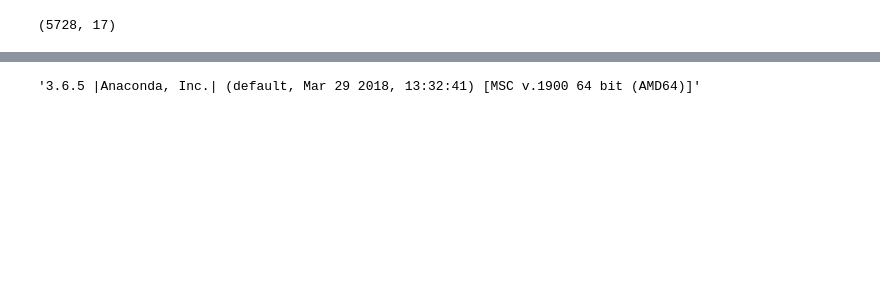
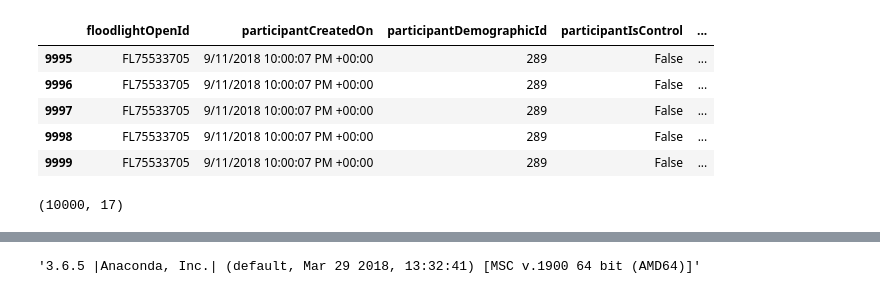
Before and after one commit to kohleman/genentech_floodlight, a Jupyter notebook: genentech_floodlight.ipynb, the cells around one changed output, grey strips where cells are left out. Cells and saved outputs as stored; diff of their text form; code cells hidden in the pictures; blank space fills up the shorter version.

```diff
--- a/genentech_floodlight.ipynb
+++ b/genentech_floodlight.ipynb
@@ -28,5 +41,17 @@ raw_df.head()
-# %%
-# Total matrix size
-raw_df.shape
-# %% [output]
-(5728, 17)
+# %%
+# Latest entries are at the end
+raw_df.tail()
+# %% [output]
+|  | floodlightOpenId | participantCreatedOn | participantDemographicId | participantIsControl | ... |
+| 9995 | FL75533705 | 9/11/2018 10:00:07 PM +00:00 | 289 | False | ... |
+| 9996 | FL75533705 | 9/11/2018 10:00:07 PM +00:00 | 289 | False | ... |
+| 9997 | FL75533705 | 9/11/2018 10:00:07 PM +00:00 | 289 | False | ... |
+| 9998 | FL75533705 | 9/11/2018 10:00:07 PM +00:00 | 289 | False | ... |
+| 9999 | FL75533705 | 9/11/2018 10:00:07 PM +00:00 | 289 | False | ... |
+# %%
+# Total matrix size, seens that this file grew since last run :-)
+raw_df.shape
+
+# Exactly 10,000 ?? Looks like someone is 'curating' this data, but really recent data.
+# %% [output]
+(10000, 17)
```
Also changed, not shown: parts of 29 cells of this notebook.
